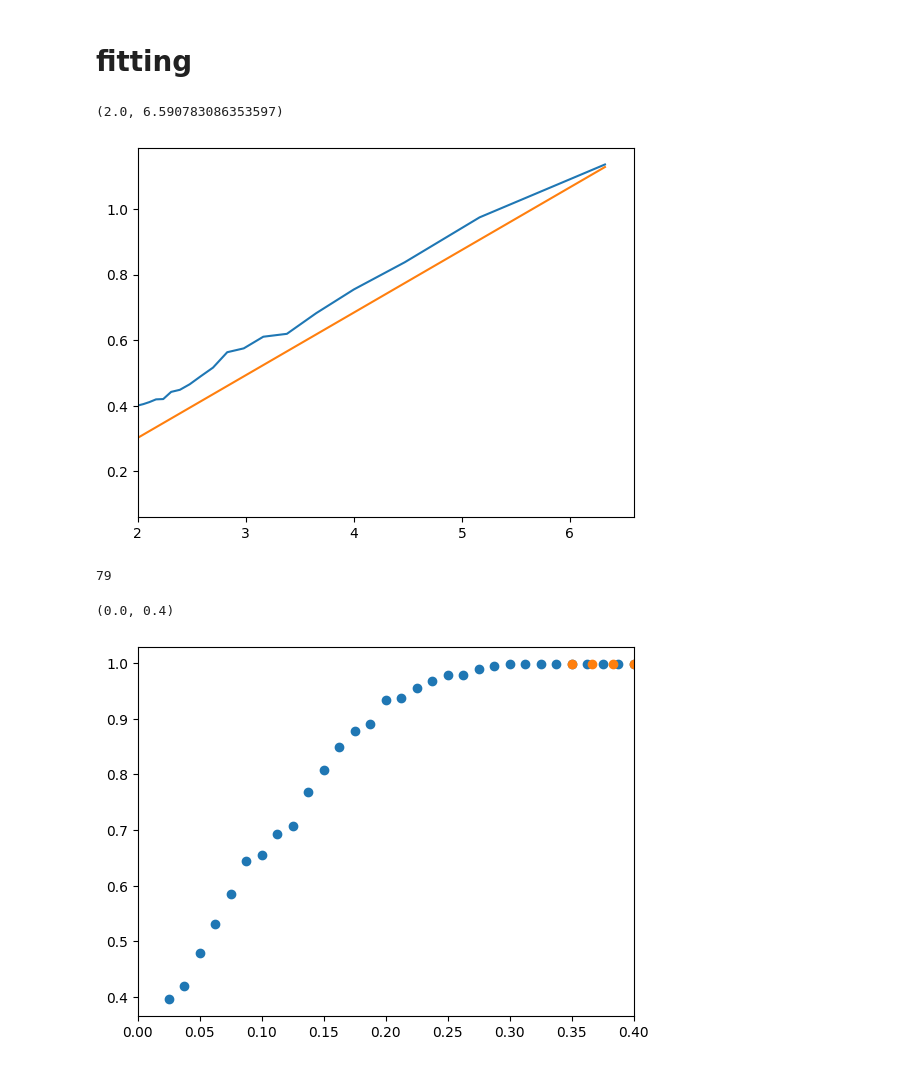
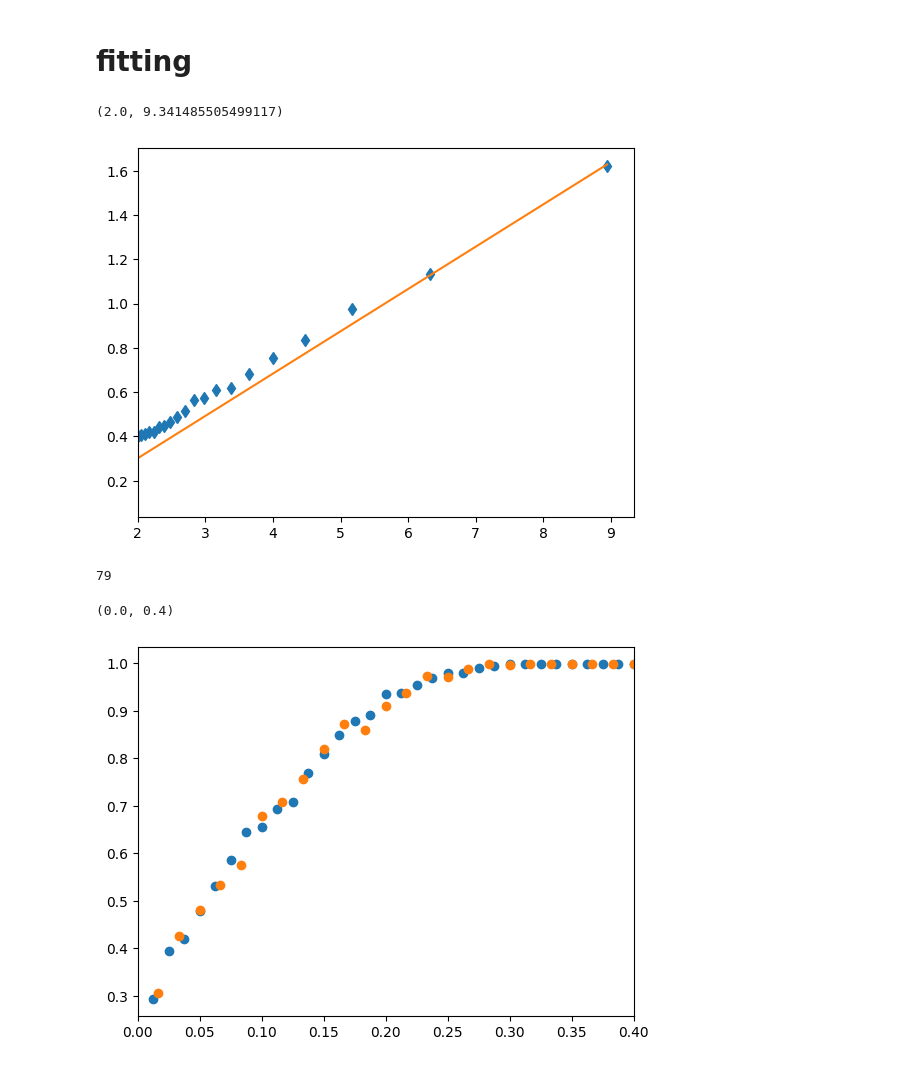
Before and after one commit to Gug-Young/Active_Rotator, a Jupyter notebook: Q-state/240110 Qstate.ipynb, the cells around one changed output. Drawn from its saved outputs; the diff is of its cells as text; code cells hidden in the pictures.

```diff
--- a/Q-state/240110 Qstate.ipynb
+++ b/Q-state/240110 Qstate.ipynb
@@ -15,7 +15,7 @@ R_m = []
 R_s = []
 R_std = []
 S_s = []
-for i in range(2,N+1):
+for i in range(1,N+1):
 
     A = np.load(f'dt=0.01/N={N},k={i}.npz')
     rs = A['rs']
@@ -56,15 +56,15 @@ for i in ks2:
 # glob.glob('N=80,*')
 # %%
 N = 80
-ks = np.arange(2,N+1)
+ks = np.arange(1,N+1)
 # %%
-plt.plot(np.sqrt(80/ks),S_s)
+plt.plot(np.sqrt(80/ks),S_s,'d')
 plt.plot(np.sqrt(80/ks),0.191*np.sqrt(80/ks)-0.08)
 plt.xlim(2,)
 # plt.plot(np.sqrt(60/ks2),S_s2)
 # %% [output]
-(2.0, 6.590783086353597)
+(2.0, 9.341485505499117)
-[figure, old version]
+[figure, new version]
 # %%
 N = 60
 R2_m = []
@@ -87,12 +87,13 @@ len(R_m)
 # %% [output]
 79
 # %%
-plt.scatter(np.arange(2,80+1)/80,R_m)
-plt.scatter(np.arange(21,60+1)/60,R2_m)
+plt.scatter(np.arange(1,80+1)/80,R_m)
+plt.scatter(np.arange(1,60+1)/60,R2_m)
 plt.xlim(0,0.4)
+plt.a
 # %% [output]
 (0.0, 0.4)
-[figure, old version]
+[figure, new version]
 # %%
 def fitting(x,sigma):
     norm = scipy.stats.norm.pdf
```
Also changed, not shown: parts of 6 cells of this notebook, 4 other files.
